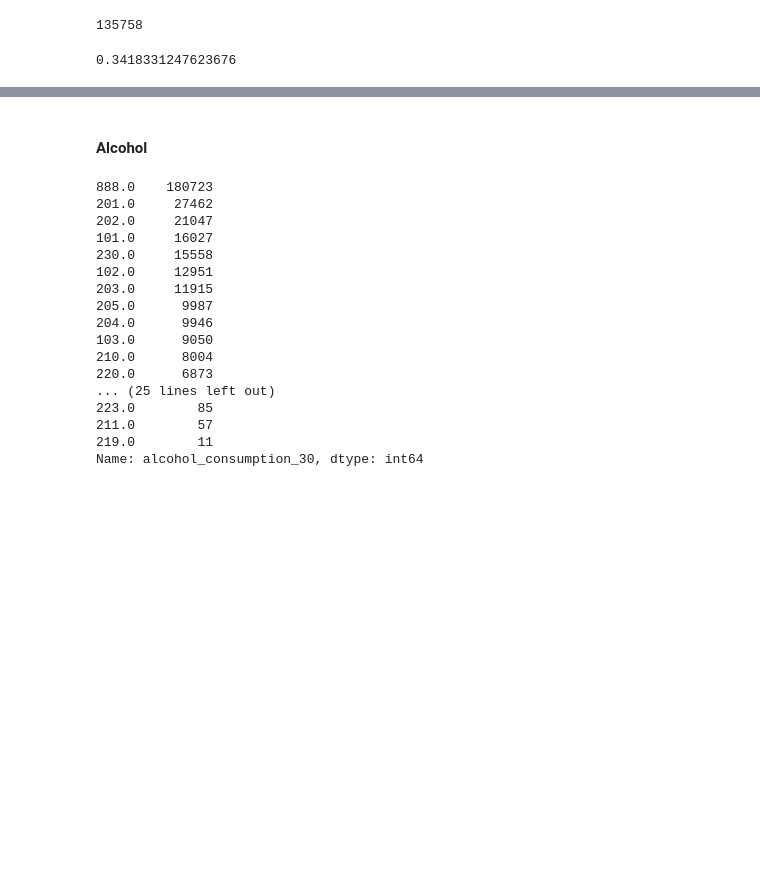
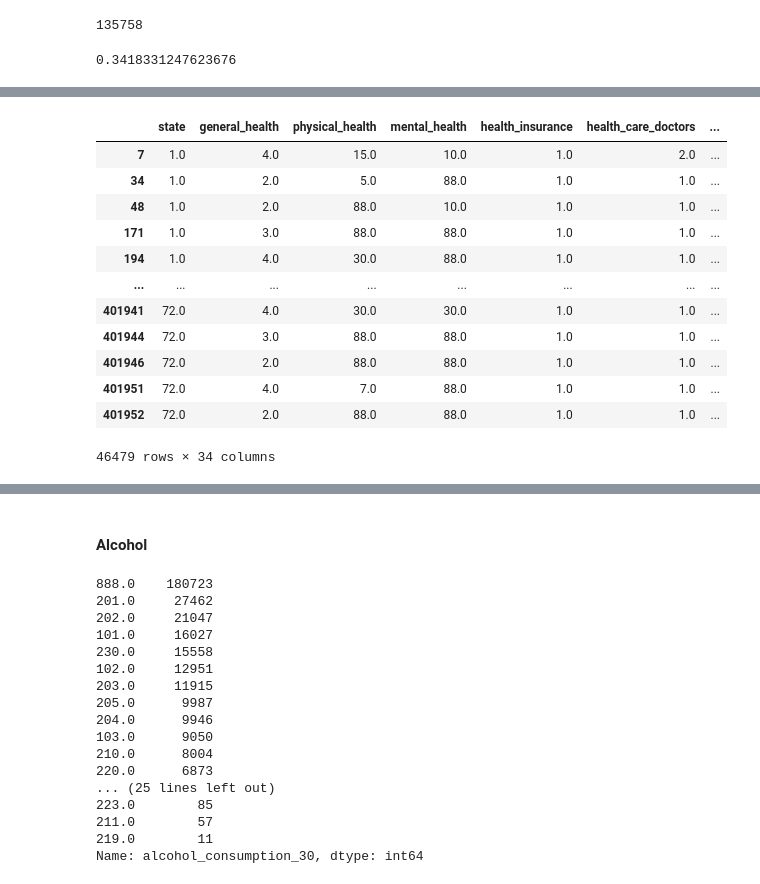
Before and after one commit to xiaohua-su/Heart_Disease, a Jupyter notebook: Heart_disease_eda.ipynb, the cells around one changed output, grey strips where cells are left out. Drawn from its saved outputs; the diff is of its cells as text; code cells hidden in the pictures; blank space fills up the shorter version.

```diff
--- a/Heart_disease_eda.ipynb
+++ b/Heart_disease_eda.ipynb
@@ -527,0 +541,17 @@ heart_df.ecigaret.isna().sum()
+# %%
+#checking to see if those that smoked were not asked this question
+heart_df[(heart_df['smoke100_lifetime'] == 1.0) & (heart_df['ecigaret'].isnull())]
+# %% [output]
+|  | state | general_health | physical_health | mental_health | health_insurance | health_care_doctors | ... |
+| 7 | 1.0 | 4.0 | 15.0 | 10.0 | 1.0 | 2.0 | ... |
+| 34 | 1.0 | 2.0 | 5.0 | 88.0 | 1.0 | 1.0 | ... |
+| 48 | 1.0 | 2.0 | 88.0 | 10.0 | 1.0 | 1.0 | ... |
+| 171 | 1.0 | 3.0 | 88.0 | 88.0 | 1.0 | 1.0 | ... |
+| 194 | 1.0 | 4.0 | 30.0 | 88.0 | 1.0 | 1.0 | ... |
+| ... | ... | ... | ... | ... | ... | ... | ... |
+| 401941 | 72.0 | 4.0 | 30.0 | 30.0 | 1.0 | 1.0 | ... |
+| 401944 | 72.0 | 3.0 | 88.0 | 88.0 | 1.0 | 1.0 | ... |
+| 401946 | 72.0 | 2.0 | 88.0 | 88.0 | 1.0 | 1.0 | ... |
+| 401951 | 72.0 | 4.0 | 7.0 | 88.0 | 1.0 | 1.0 | ... |
+| 401952 | 72.0 | 2.0 | 88.0 | 88.0 | 1.0 | 1.0 | ... |
+46479 rows × 34 columns
```
Also changed, not shown: parts of 29 cells of this notebook.
